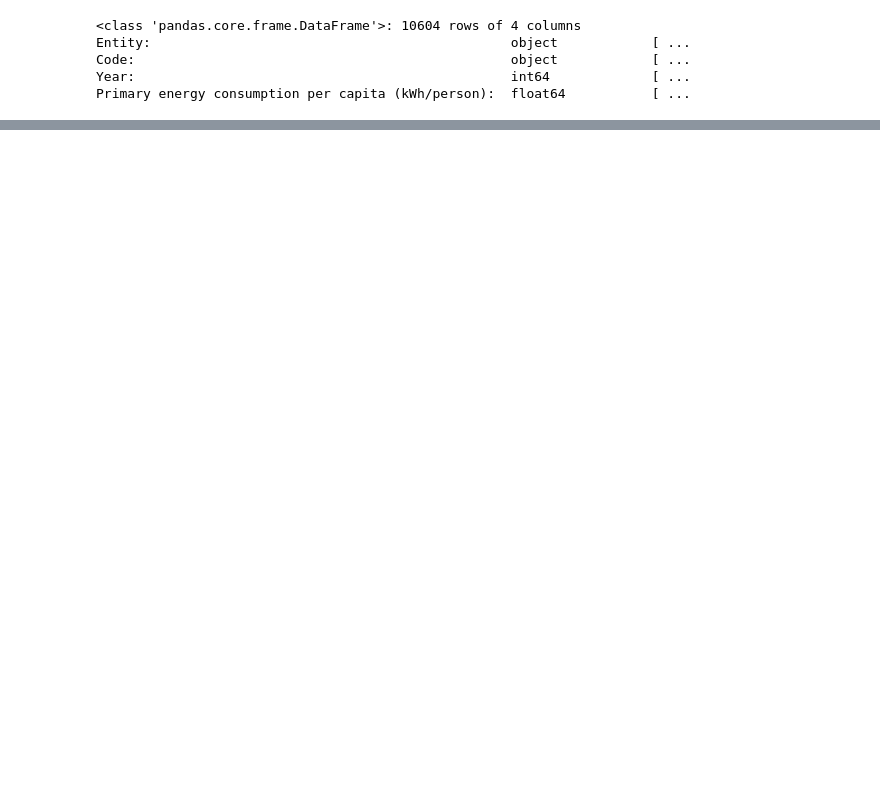
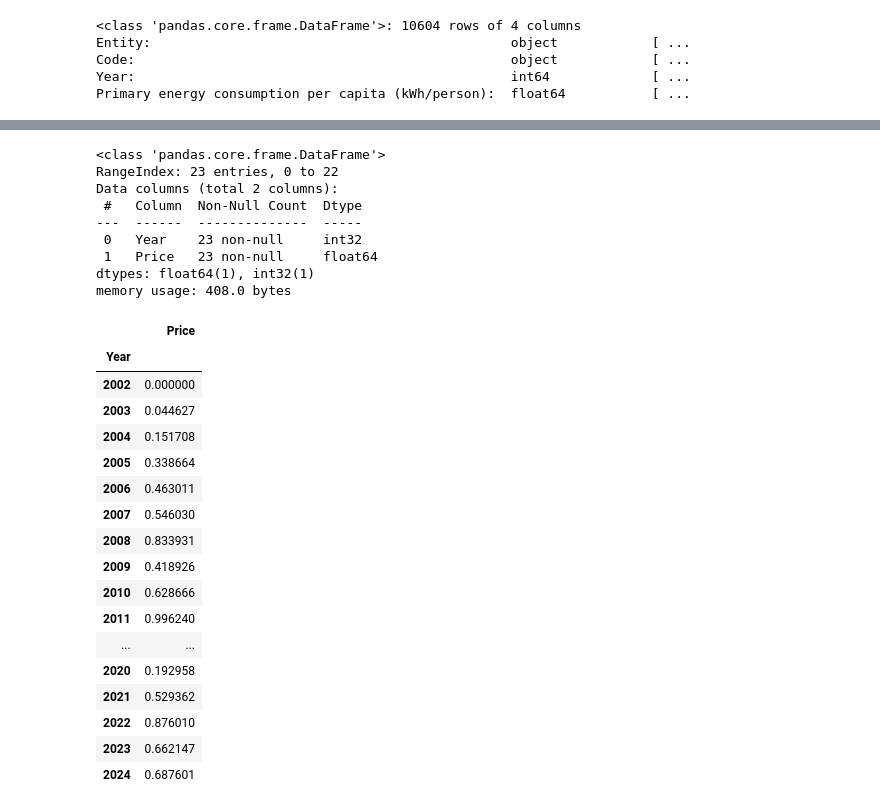
Before and after one commit to carlosvneves/fiap_techchallenge04, a Jupyter notebook: TechChallenge04_exog.ipynb, the cells around one changed output, grey strips where cells are left out. Saved outputs shown, nothing was run; the diff lists cells and outputs as text; code cells hidden in the pictures; blank space fills up the shorter version.

```diff
--- a/TechChallenge04_exog.ipynb
+++ b/TechChallenge04_exog.ipynb
@@ -99,0 +319,34 @@ energy_percapita_gt_2001.groupby("Entity").sum(
+# %%
+# Normalizing the price data
+normalized_price = df_price.copy().reset_index()
+normalized_price.iloc[:, 1:] = scaler.fit_transform(normalized_price.iloc[:, 1:])
+normalized_price.set_index("Year", inplace=True)
+normalized_price
+# %% [output]
+<class 'pandas.core.frame.DataFrame'>
+RangeIndex: 23 entries, 0 to 22
+Data columns (total 2 columns):
+ #   Column  Non-Null Count  Dtype
+---  ------  --------------  -----
+ 0   Year    23 non-null     int32
+ 1   Price   23 non-null     float64
+dtypes: float64(1), int32(1)
+memory usage: 408.0 bytes
+|  | Price |
+| Year |  |
+| 2002 | 0.000000 |
+| 2003 | 0.044627 |
+| 2004 | 0.151708 |
+| 2005 | 0.338664 |
+| 2006 | 0.463011 |
+| 2007 | 0.546030 |
+| 2008 | 0.833931 |
+| 2009 | 0.418926 |
+| 2010 | 0.628666 |
+| 2011 | 0.996240 |
+| ... | ... |
+| 2020 | 0.192958 |
+| 2021 | 0.529362 |
+| 2022 | 0.876010 |
+| 2023 | 0.662147 |
+| 2024 | 0.687601 |
```
Also changed, not shown: parts of 32 cells of this notebook, 2 other files.
